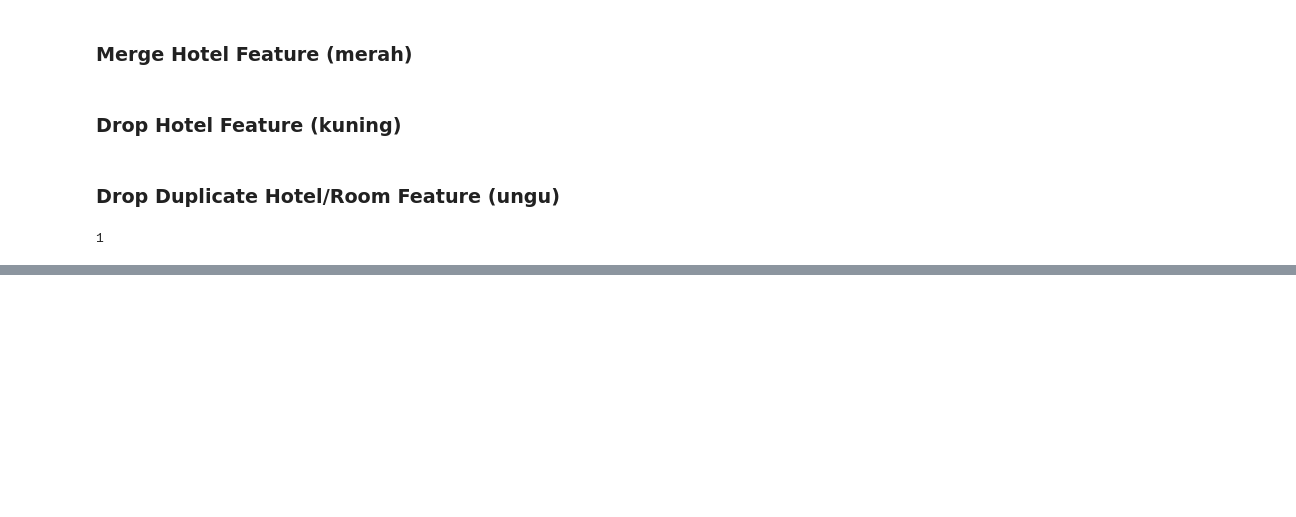
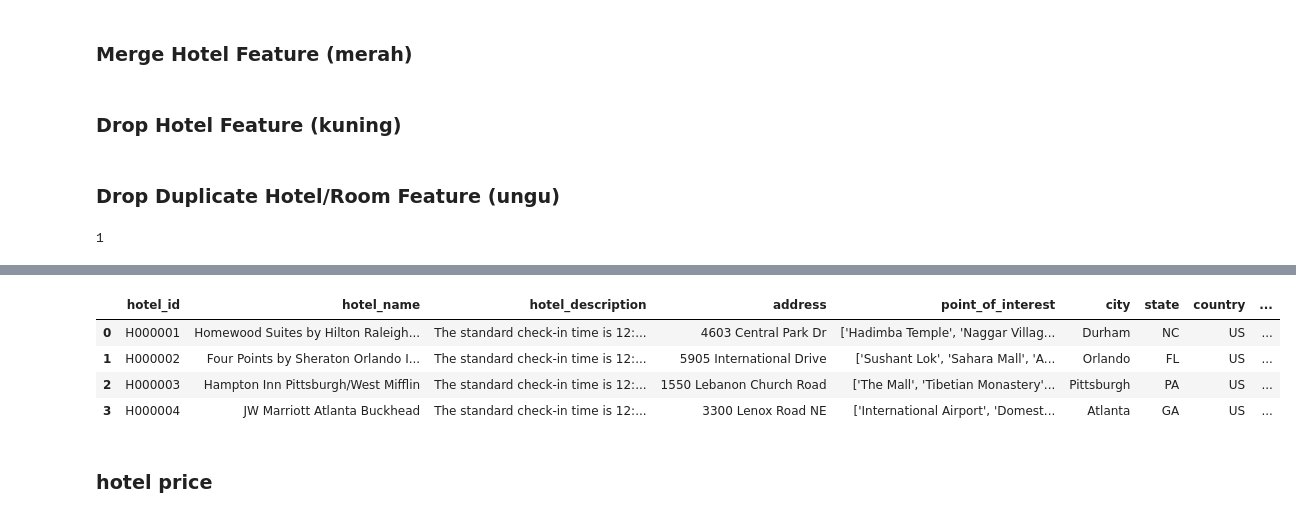
Before and after one commit to zulfauzi92/Hotel_Recomendation_Model_Traveloka, a Jupyter notebook: Eksplorasi Data/Main Dataset/Eksplorasi Data Hotel.ipynb, the cells around one changed output, grey strips where cells are left out. Saved outputs shown, nothing was run; the diff lists cells and outputs as text; code cells hidden in the pictures; blank space fills up the shorter version.

```diff
--- a/Eksplorasi Data/Main Dataset/Eksplorasi Data Hotel.ipynb
+++ b/Eksplorasi Data/Main Dataset/Eksplorasi Data Hotel.ipynb
@@ -541,0 +565,20 @@ df_hotel.to_csv('DataHotel_ML_Filtered.csv')
+# %%
+# create list of hotel images link
+hotel_images = []
+for i in range(1311):
+    link = 'https://raw.githubusercontent.com/zulfauzi92/Hotel_Recomendation_Model_Traveloka/main/Hotel%20Images/image%20'
+    link += str(i+1)
+    link += '.jpg'
+    hotel_images.append(link)
+# add hotel_images link parameter to data non ML
+df_hotel_nonML['hotel_images'] = hotel_images
+# %%
+df_hotel_nonML.head(4)
+# %% [output]
+|  | hotel_id | hotel_name | hotel_description | address | point_of_interest | city | state | country | ... |
+| 0 | H000001 | Homewood Suites by Hilton Raleigh... | The standard check-in time is 12:... | 4603 Central Park Dr | ['Hadimba Temple', 'Naggar Villag... | Durham | NC | US | ... |
+| 1 | H000002 | Four Points by Sheraton Orlando I... | The standard check-in time is 12:... | 5905 International Drive | ['Sushant Lok', 'Sahara Mall', 'A... | Orlando | FL | US | ... |
+| 2 | H000003 | Hampton Inn Pittsburgh/West Mifflin | The standard check-in time is 12:... | 1550 Lebanon Church Road | ['The Mall', 'Tibetian Monastery'... | Pittsburgh | PA | US | ... |
+| 3 | H000004 | JW Marriott Atlanta Buckhead | The standard check-in time is 12:... | 3300 Lenox Road NE | ['International Airport', 'Domest... | Atlanta | GA | US | ... |
+# %% [markdown]
+### hotel price
```
Also changed, not shown: parts of 12 cells of this notebook, 1 other file.
